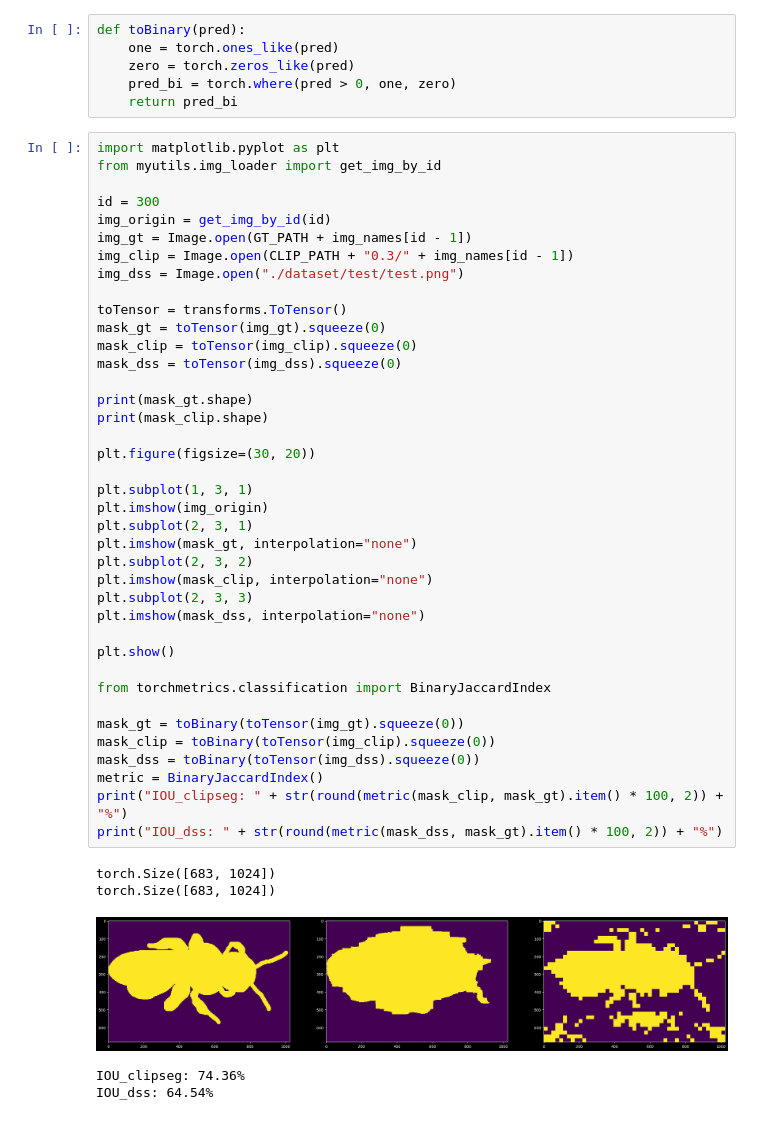
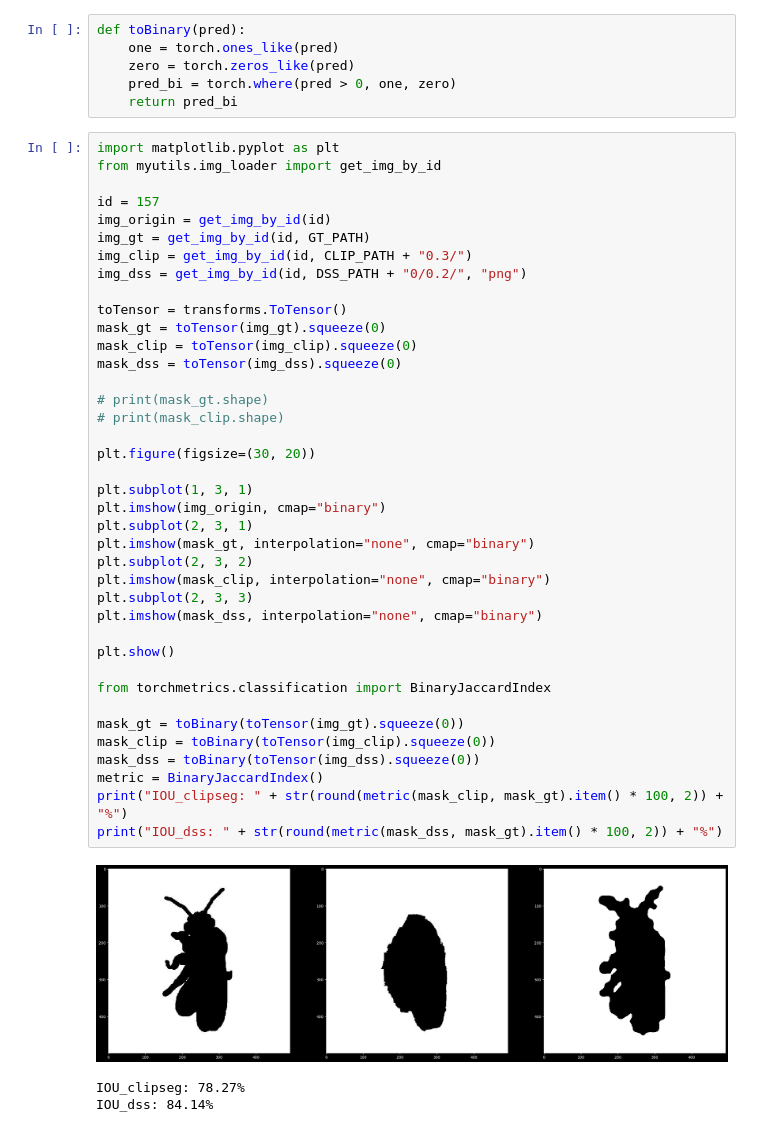
Before and after one commit to lwfld/reProj, a Jupyter notebook: score.ipynb, the cells around one changed output. Cells and saved outputs as stored; diff of their text form.

Commit message:
test framework almost finished

```diff
--- a/score.ipynb
+++ b/score.ipynb
@@ -37,45 +37,43 @@ def toBinary(pred):
 # %%
 import matplotlib.pyplot as plt
 from myutils.img_loader import get_img_by_id
 
-id = 300
+id = 157
 img_origin = get_img_by_id(id)
-img_gt = Image.open(GT_PATH + img_names[id - 1])
-img_clip = Image.open(CLIP_PATH + "0.3/" + img_names[id - 1])
-img_dss = Image.open("./dataset/test/test.png")
+img_gt = get_img_by_id(id, GT_PATH)
+img_clip = get_img_by_id(id, CLIP_PATH + "0.3/")
+img_dss = get_img_by_id(id, DSS_PATH + "0/0.2/", "png")
 
 toTensor = transforms.ToTensor()
 mask_gt = toTensor(img_gt).squeeze(0)
 mask_clip = toTensor(img_clip).squeeze(0)
 mask_dss = toTensor(img_dss).squeeze(0)
 
-print(mask_gt.shape)
-print(mask_clip.shape)
+# print(mask_gt.shape)
+# print(mask_clip.shape)
 
 plt.figure(figsize=(30, 20))
 
 plt.subplot(1, 3, 1)
-plt.imshow(img_origin)
+plt.imshow(img_origin, cmap="binary")
 plt.subplot(2, 3, 1)
-plt.imshow(mask_gt, interpolation="none")
+plt.imshow(mask_gt, interpolation="none", cmap="binary")
 plt.subplot(2, 3, 2)
-plt.imshow(mask_clip, interpolation="none")
+plt.imshow(mask_clip, interpolation="none", cmap="binary")
 plt.subplot(2, 3, 3)
-plt.imshow(mask_dss, interpolation="none")
+plt.imshow(mask_dss, interpolation="none", cmap="binary")
 
 plt.show()
 
 from torchmetrics.classification import BinaryJaccardIndex
 
 mask_gt = toBinary(toTensor(img_gt).squeeze(0))
 mask_clip = toBinary(toTensor(img_clip).squeeze(0))
 mask_dss = toBinary(toTensor(img_dss).squeeze(0))
 metric = BinaryJaccardIndex()
 print("IOU_clipseg: " + str(round(metric(mask_clip, mask_gt).item() * 100, 2)) + "%")
 print("IOU_dss: " + str(round(metric(mask_dss, mask_gt).item() * 100, 2)) + "%")
 # %% [output]
+[figure, new version]
-torch.Size([683, 1024])
-torch.Size([683, 1024])
+IOU_clipseg: 78.27%
+IOU_dss: 84.14%
-[figure, old version]
-IOU_clipseg: 74.36%
-IOU_dss: 64.54%
```
Also changed, not shown: parts of 7 cells of this notebook, 3 other files.
